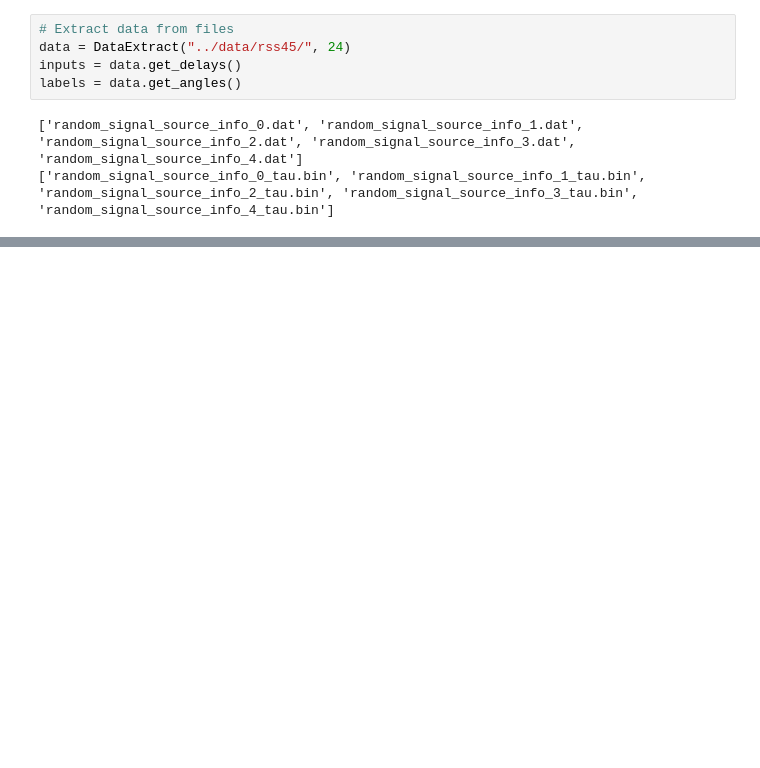
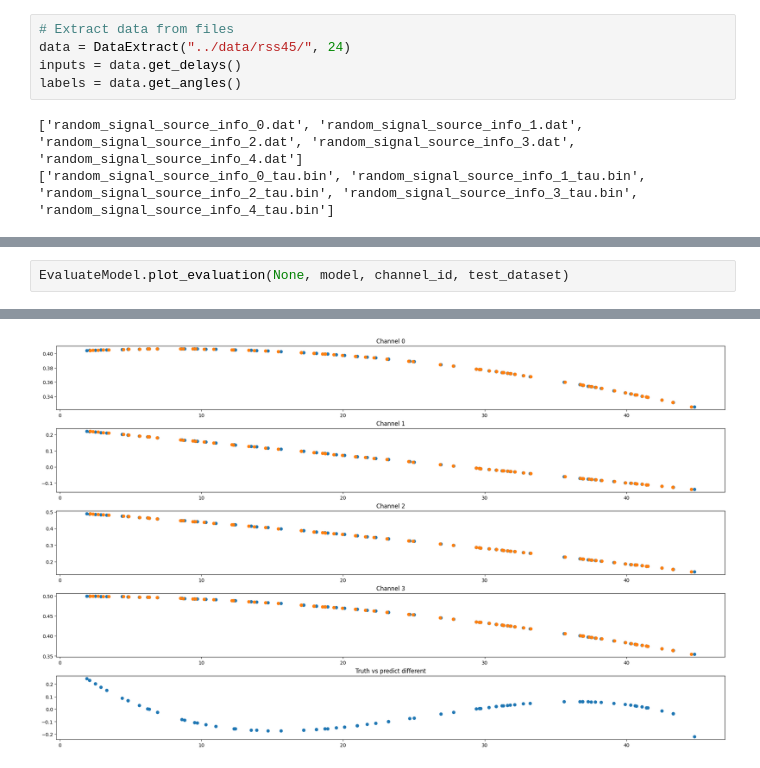
Before and after one commit to nhatvan2231/AA_DOA, a Jupyter notebook: src/python/building_model.ipynb, the cells around one changed output, grey strips where cells are left out. Cells and saved outputs as stored; diff of their text form; blank space fills up the shorter version.

```diff
--- a/src/python/building_model.ipynb
+++ b/src/python/building_model.ipynb
@@ -157,0 +92,3 @@ x = test_dataset.take(1)
+# %%
+EvaluateModel.plot_evaluation(None, model, channel_id, test_dataset)
+# %% [output]
@@ -158 +100,2 @@ x = test_dataset.take(1)
+[figure, added]
 # %%
```
Also changed, not shown: parts of 21 cells of this notebook.
